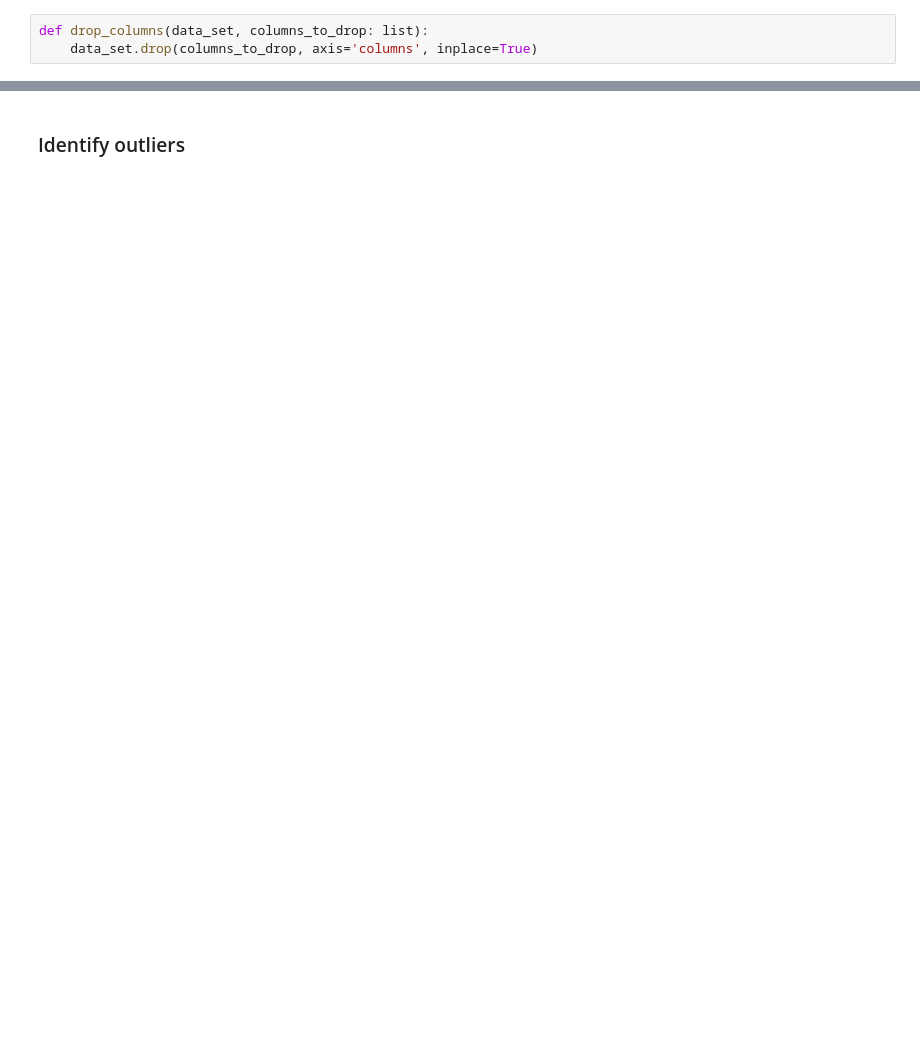
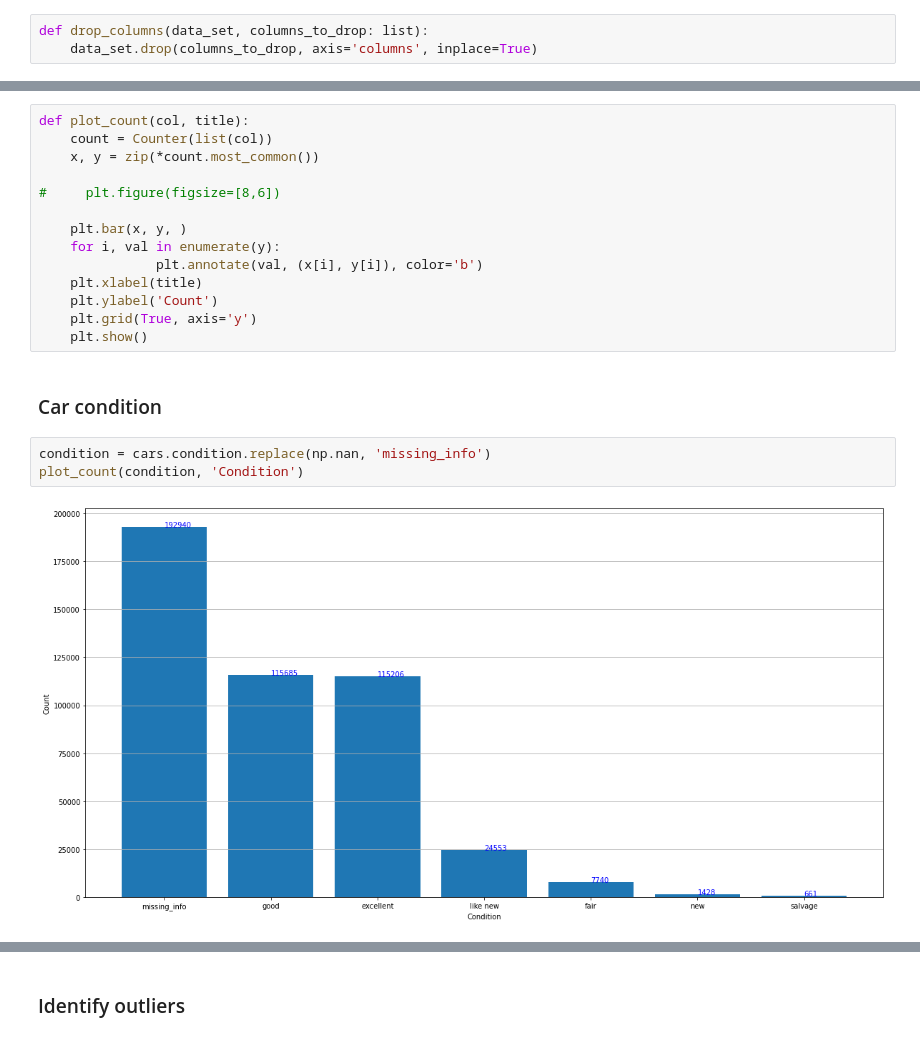
Before and after one commit to ulmii/machine-learning, a Jupyter notebook: 4/carprices.ipynb, the cells around one changed output, grey strips where cells are left out. Cells and saved outputs as stored; diff of their text form; blank space fills up the shorter version.

```diff
--- a/4/carprices.ipynb
+++ b/4/carprices.ipynb
@@ -74,0 +99,21 @@ data_set.head()
+# %%
+def plot_count(col, title):
+    count = Counter(list(col))
+    x, y = zip(*count.most_common())
+
+#     plt.figure(figsize=[8,6])
+
+    plt.bar(x, y, )
+    for i, val in enumerate(y):
+               plt.annotate(val, (x[i], y[i]), color='b')
+    plt.xlabel(title)
+    plt.ylabel('Count')
+    plt.grid(True, axis='y')
+    plt.show()
+# %% [markdown]
+### Car condition
+# %%
+condition = cars.condition.replace(np.nan, 'missing_info')
+plot_count(condition, 'Condition')
+# %% [output]
+[figure, added]
```
Also changed, not shown: parts of 17 cells of this notebook.
